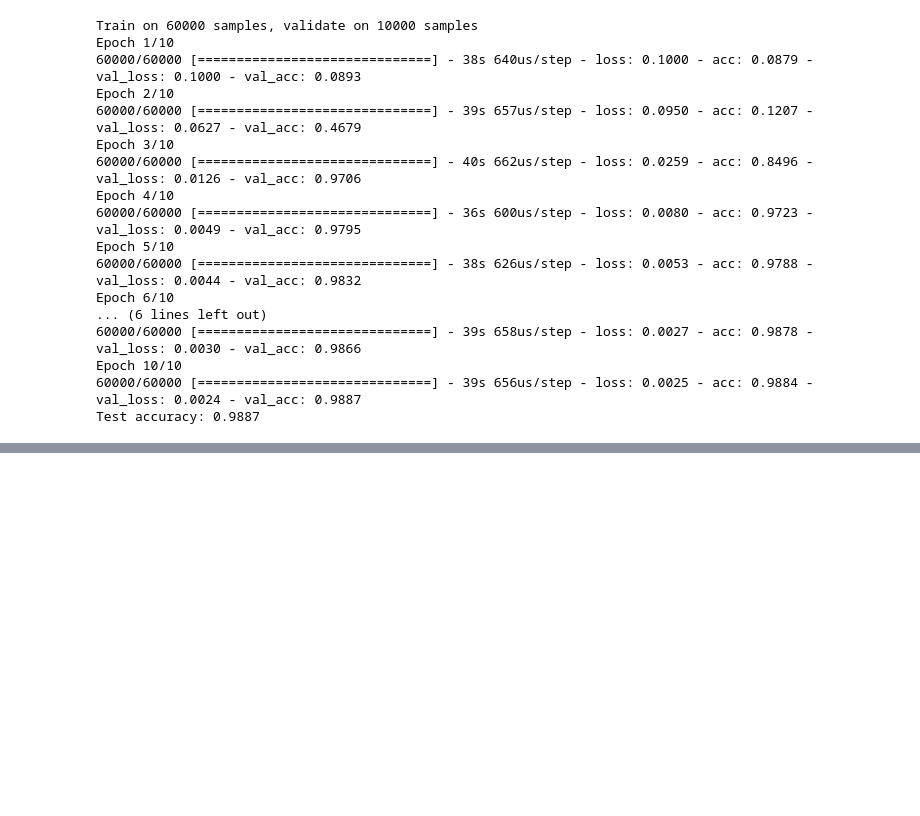
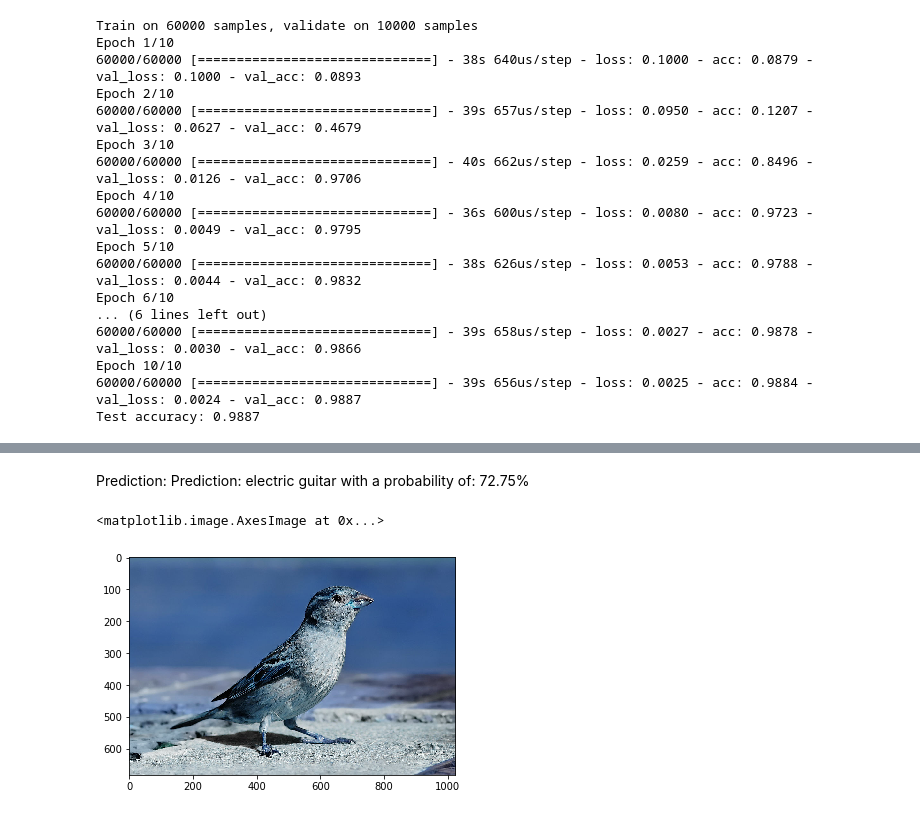
Before and after one commit to AlexandrosFerles/ID2223_Large_Scale_Machine_Learning_and_Deep_Learning, a Jupyter notebook: Lab2_ConvNets_with_Tensorflow/tensorflow_lab.ipynb, the cells around one changed output, grey strips where cells are left out. Saved outputs shown, nothing was run; the diff lists cells and outputs as text; code cells hidden in the pictures; blank space fills up the shorter version.

```diff
--- a/Lab2_ConvNets_with_Tensorflow/tensorflow_lab.ipynb
+++ b/Lab2_ConvNets_with_Tensorflow/tensorflow_lab.ipynb
@@ -1780,0 +1881,7 @@ with tf.Session() as sess:
+# %% [markdown]
+Prediction:  Prediction: electric guitar with a probability of: 72.75%
+# %%
+plt.imshow(imgs[1])
+# %% [output]
+<matplotlib.image.AxesImage at 0x...>
+[figure, added]
```
Also changed, not shown: parts of 10 cells of this notebook.
